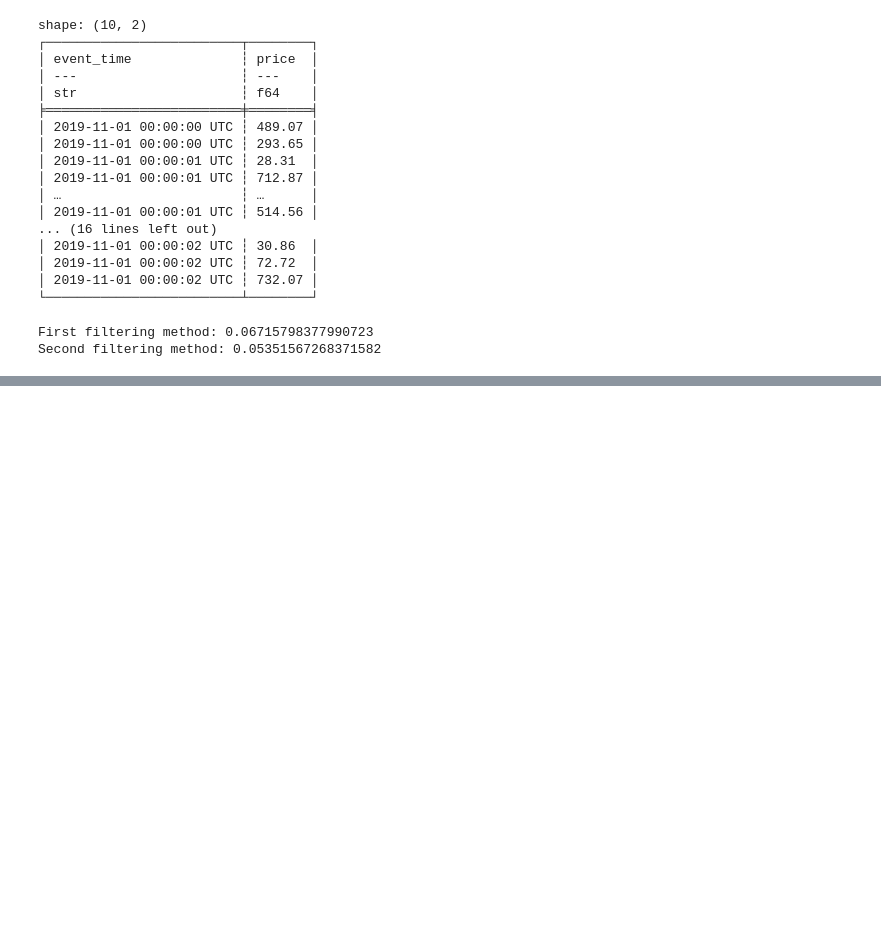
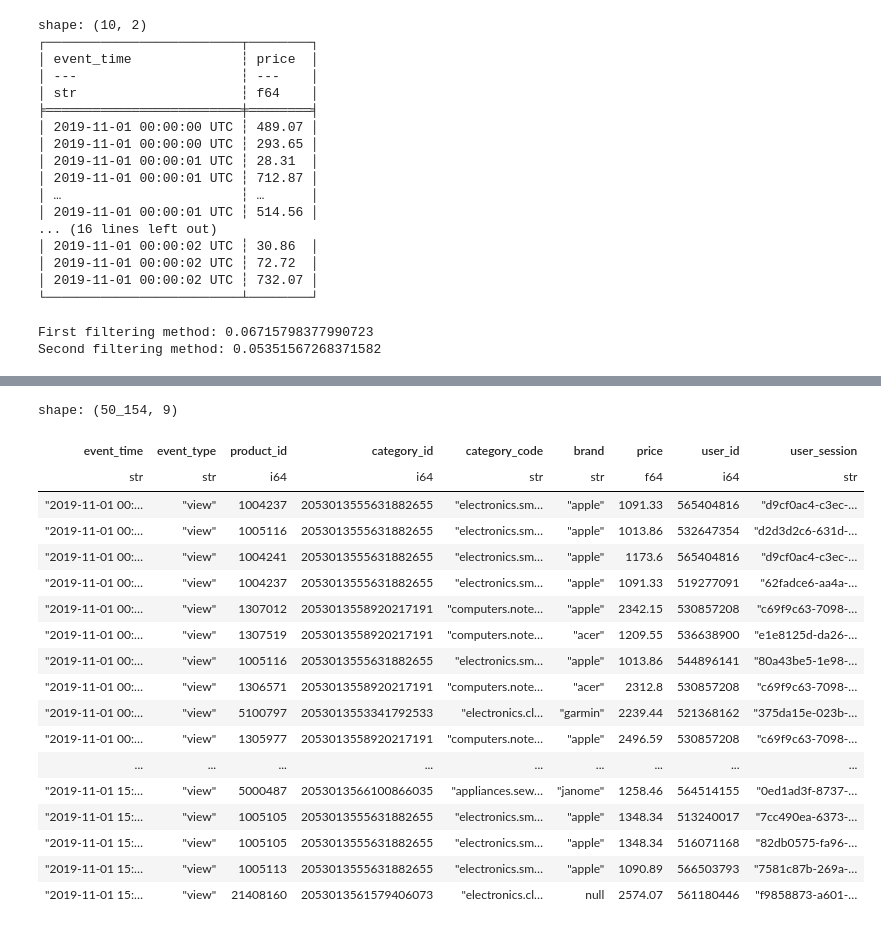
Before and after one commit to GiacomoMeloni/Exploring-polars, a Jupyter notebook: polars_overview.ipynb, the cells around one changed output, grey strips where cells are left out. Saved outputs shown, nothing was run; the diff lists cells and outputs as text; code cells hidden in the pictures; blank space fills up the shorter version.

Commit message:
Added filtering and columns operations

```diff
--- a/polars_overview.ipynb
+++ b/polars_overview.ipynb
@@ -186,0 +203,4 @@ Second filtering method: 0.05351567268371582
+# %%
+%%time
+df.filter(pl.col("price") > 1000)
+# %% [output]
@@ -186,0 +209,19 @@ Second filtering method: 0.05351567268371582
+shape: (50_154, 9)
+| event_time | event_type | product_id | category_id | category_code | brand | price | user_id | user_session |
+| str | str | i64 | i64 | str | str | f64 | i64 | str |
+| "2019-11-01 00:… | "view" | 1004237 | 2053013555631882655 | "electronics.sm… | "apple" | 1091.33 | 565404816 | "d9cf0ac4-c3ec-… |
+| "2019-11-01 00:… | "view" | 1005116 | 2053013555631882655 | "electronics.sm… | "apple" | 1013.86 | 532647354 | "d2d3d2c6-631d-… |
+| "2019-11-01 00:… | "view" | 1004241 | 2053013555631882655 | "electronics.sm… | "apple" | 1173.6 | 565404816 | "d9cf0ac4-c3ec-… |
+| "2019-11-01 00:… | "view" | 1004237 | 2053013555631882655 | "electronics.sm… | "apple" | 1091.33 | 519277091 | "62fadce6-aa4a-… |
+| "2019-11-01 00:… | "view" | 1307012 | 2053013558920217191 | "computers.note… | "apple" | 2342.15 | 530857208 | "c69f9c63-7098-… |
+| "2019-11-01 00:… | "view" | 1307519 | 2053013558920217191 | "computers.note… | "acer" | 1209.55 | 536638900 | "e1e8125d-da26-… |
+| "2019-11-01 00:… | "view" | 1005116 | 2053013555631882655 | "electronics.sm… | "apple" | 1013.86 | 544896141 | "80a43be5-1e98-… |
+| "2019-11-01 00:… | "view" | 1306571 | 2053013558920217191 | "computers.note… | "acer" | 2312.8 | 530857208 | "c69f9c63-7098-… |
+| "2019-11-01 00:… | "view" | 5100797 | 2053013553341792533 | "electronics.cl… | "garmin" | 2239.44 | 521368162 | "375da15e-023b-… |
+| "2019-11-01 00:… | "view" | 1305977 | 2053013558920217191 | "computers.note… | "apple" | 2496.59 | 530857208 | "c69f9c63-7098-… |
+| ... | ... | ... | ... | ... | ... | ... | ... | ... |
+| "2019-11-01 15:… | "view" | 5000487 | 2053013566100866035 | "appliances.sew… | "janome" | 1258.46 | 564514155 | "0ed1ad3f-8737-… |
+| "2019-11-01 15:… | "view" | 1005105 | 2053013555631882655 | "electronics.sm… | "apple" | 1348.34 | 513240017 | "7cc490ea-6373-… |
+| "2019-11-01 15:… | "view" | 1005105 | 2053013555631882655 | "electronics.sm… | "apple" | 1348.34 | 516071168 | "82db0575-fa96-… |
+| "2019-11-01 15:… | "view" | 1005113 | 2053013555631882655 | "electronics.sm… | "apple" | 1090.89 | 566503793 | "7581c87b-269a-… |
+| "2019-11-01 15:… | "view" | 21408160 | 2053013561579406073 | "electronics.cl… | null | 2574.07 | 561180446 | "f9858873-a601-… |
```
Also changed, not shown: parts of 3 cells of this notebook.
